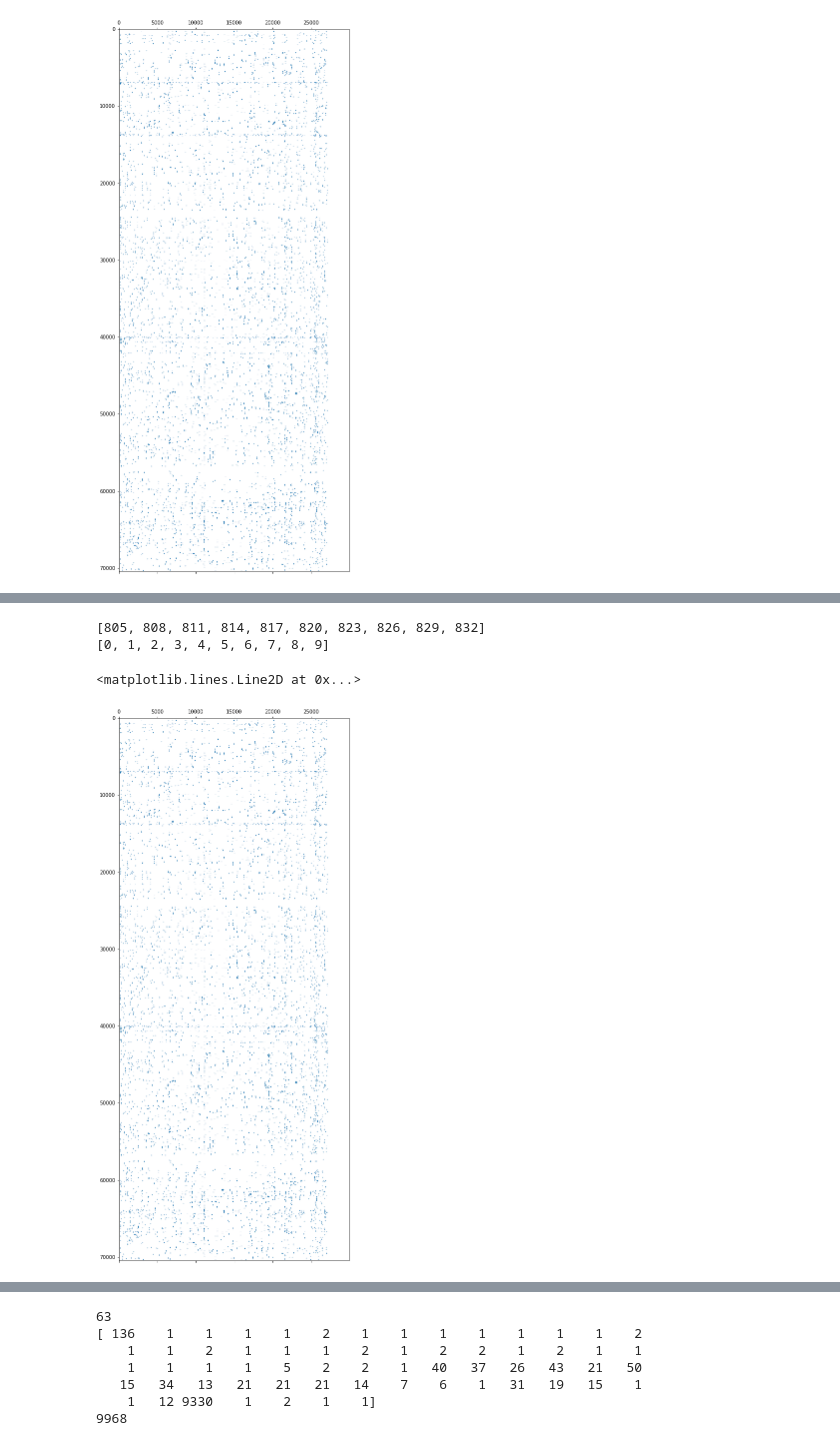
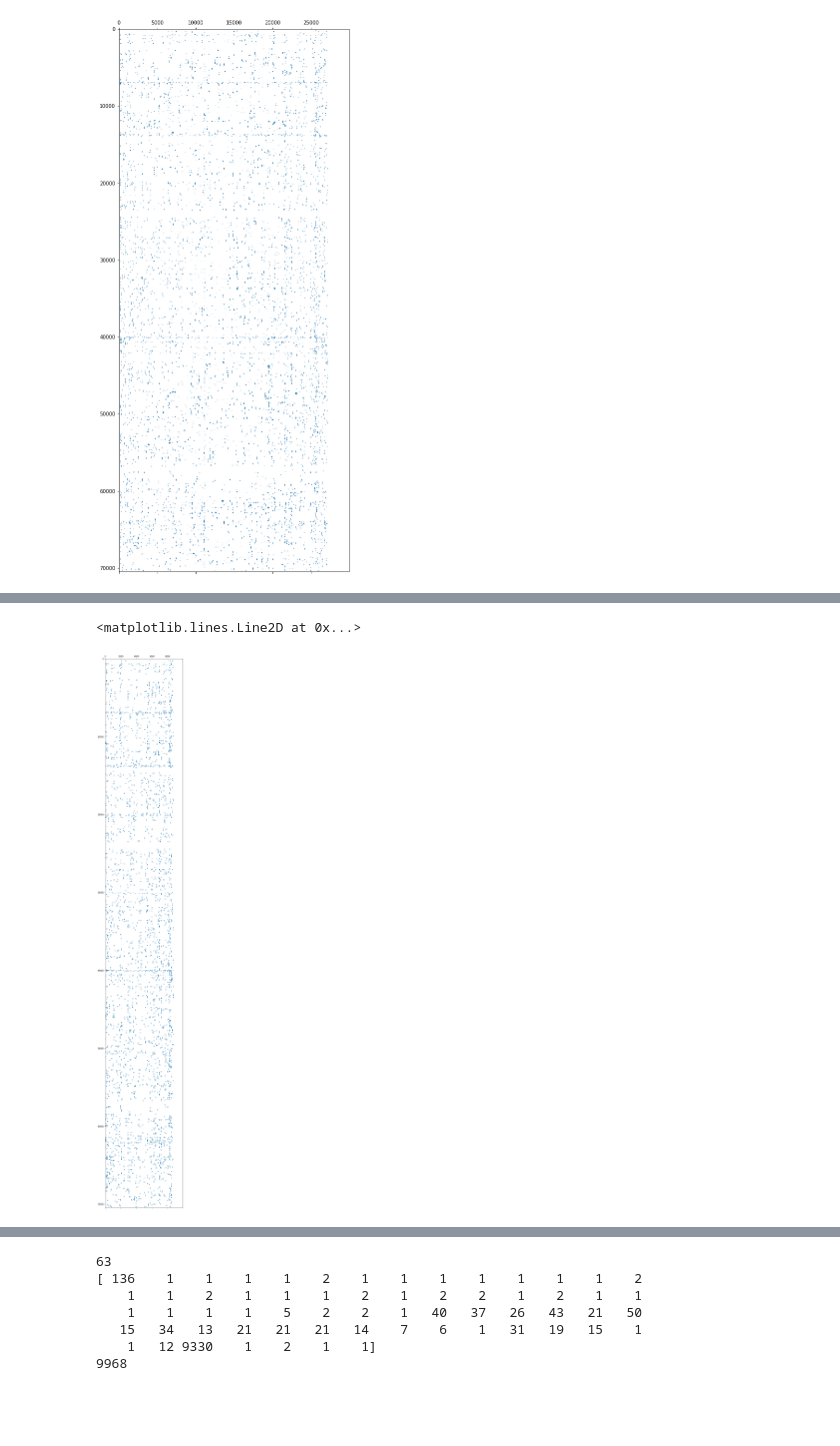
Before and after one commit to DessimozLab/CoronaCoev, a Jupyter notebook: geno2protCoev.ipynb, the cells around one changed output, grey strips where cells are left out. Drawn from its saved outputs; the diff is of its cells as text; code cells hidden in the pictures; blank space fills up the shorter version.

```diff
--- a/geno2protCoev.ipynb
+++ b/geno2protCoev.ipynb
@@ -102,7 +112,6 @@ print(len(annotation), ' orfs detected')
 # %%
 #select longest nice hit
 from Bio import Seq
-
 rows = []
 for ID in annotation.sseqid.unique():
     #print(annotation[annotation.sseqid == ID ].iloc[0])
@@ -127,11 +136,14 @@ for i,r in annotation.iterrows():
     #print(genes[i])
     prots[i] = str(Seq.Seq( genes[i]).translate( ) )
 
-
 annotation = annotation.sort_values( ['qstart'] )
-
-
 annotation['prots'] = annotation.index.map(prots)
 annotation['genes'] = annotation.index.map(genes)
+annotation = annotation[annotation.slen < 2000]
+aln_regions = np.array(list(zip(list(annotation.qstart),list(annotation.qend))))
+aln_regions= aln_regions[1:,:]
+aln_len = np.array(list( annotation.qend - annotation.qstart))
+
+annotation = pd.DataFrame.sort_values(annotation, by='qstart')
 print(annotation)
 # %% [output]
@@ -202,10 +167,3 @@ print(annotation)
 # %%
 annotation.to_csv('./gisaid/'+seq.replace('/', '_').replace('|','_')+'.csv')
-# %%
-from scipy.sparse  import lil_matrix
-#collapse codons
-
-#submat_coev = submat_coev.todense()
-
-lenprots = sum ( [ len(prot) for prot in list(annotation.prots) ])
 # %%
@@ -255,15 +209,9 @@ already dense
 0.9976895610165931
 # %%
 codon_dict_rev = dict(zip ( codon_dict.values() , codon_dict.keys( ) ) )
-# %%
-print(list(codon_dict.keys())[0:10])
-print(list(codon_dict.values())[0:10])
-# %% [output]
-[805, 808, 811, 814, 817, 820, 823, 826, 829, 832]
-[0, 1, 2, 3, 4, 5, 6, 7, 8, 9]
 # %%
-plt.figure( figsize=(30,20))
-plt.spy(submat_coev , markersize = .1 )
+plt.figure( figsize=(30,50) )
+plt.spy(codonmat , markersize = 1)
 # %% [output]
 <matplotlib.lines.Line2D at 0x...>
-[figure, old version]
+[figure, new version]
```
Also changed, not shown: parts of 26 cells of this notebook, 1 other file.
